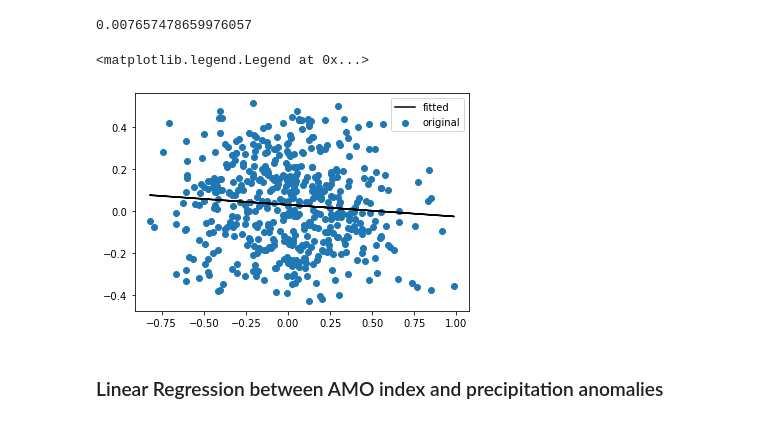
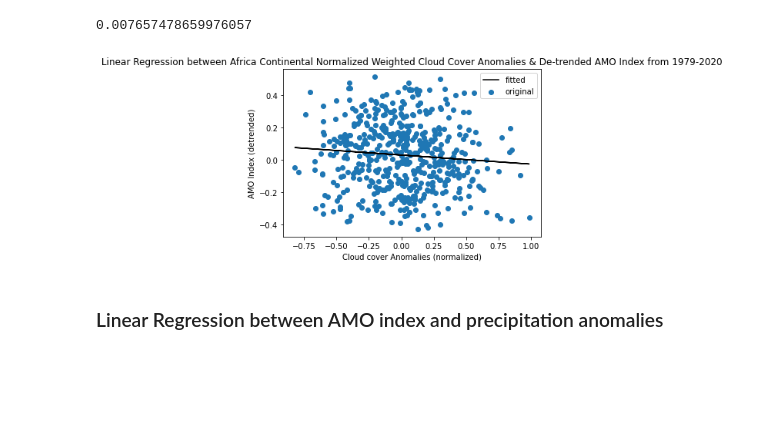
Before and after one commit to areed29/CLIM680_project, a Jupyter notebook: Regression_Analysis_AMO_precip.ipynb, the cells around one changed output. Saved outputs shown, nothing was run; the diff lists cells and outputs as text; code cells hidden in the pictures; blank space fills up the shorter version.

```diff
--- a/Regression_Analysis_AMO_precip.ipynb
+++ b/Regression_Analysis_AMO_precip.ipynb
@@ -327,13 +340,16 @@ r_sq=r_value**2
 r_sq
 # %% [output]
 0.007657478659976057
-# %%
-plt.scatter(clouds_anoms, amo_float)
-plt.plot(clouds_anoms, intercept + slope*clouds_anoms, 'k')
-plt.legend(['fitted','original'])
-# %% [output]
-<matplotlib.legend.Legend at 0x...>
-[figure, removed]
+# %%
+plt.scatter(clouds_anoms, amo_float)
+plt.plot(clouds_anoms, intercept + slope*clouds_anoms, 'k')
+plt.legend(['fitted','original'])
+plt.xlabel('Cloud cover Anomalies (normalized)')
+plt.ylabel('AMO Index (detrended)')
+plt.title('Linear Regression between Africa Continental Normalized Weighted Cloud Cover Anomalies & De-trended AMO Index from 1979-2020')
+plt.savefig('/homes/areed29/CLIM680_Fall2021/final_project/figures/regression_clouds_amo')
+# %% [output]
+[figure, added]
 # %% [markdown]
 ### Linear Regression between AMO index and precipitation anomalies
 # %%
```
Also changed, not shown: parts of 24 cells of this notebook, 4 other files.
